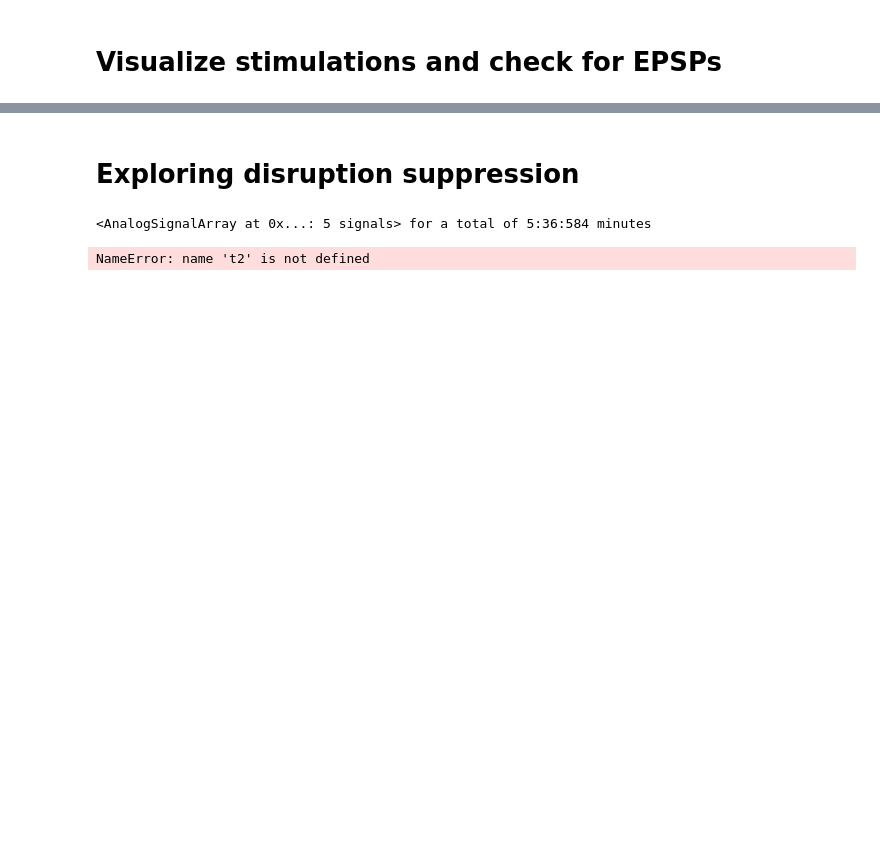
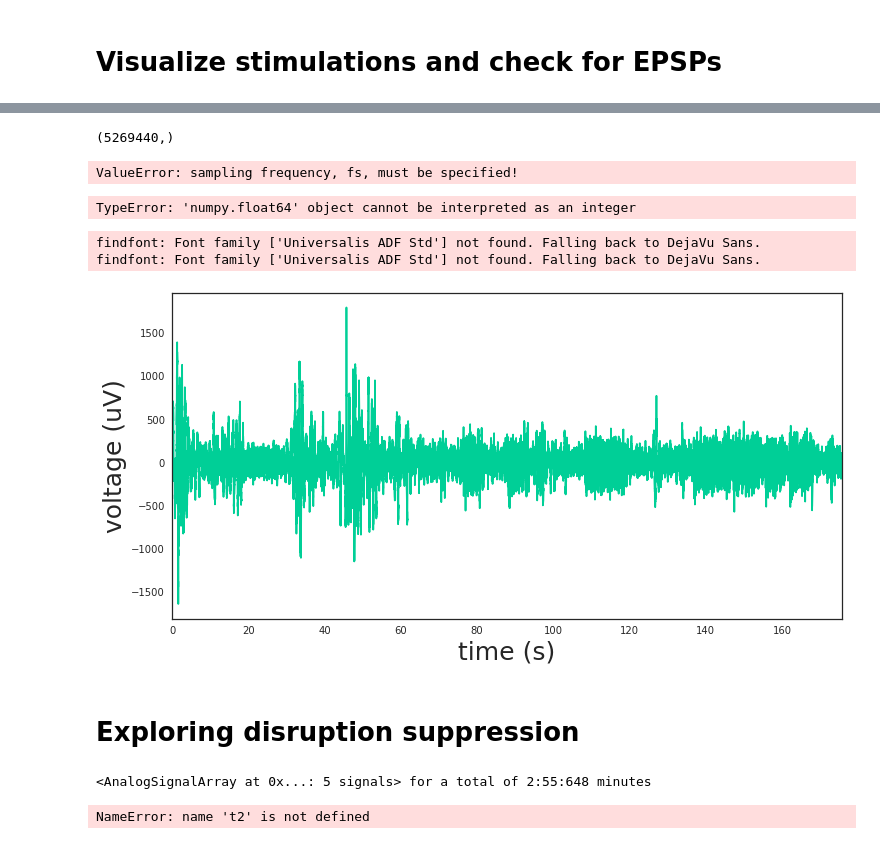
Before and after one commit to kaylav/klabcode, a Jupyter notebook: StimulationValidation.ipynb, the cells around one changed output, grey strips where cells are left out. Drawn from its saved outputs; the diff is of its cells as text; code cells hidden in the pictures; blank space fills up the shorter version.

```diff
--- a/StimulationValidation.ipynb
+++ b/StimulationValidation.ipynb
@@ -85,0 +55,62 @@ jag.utils.extract_channels(jfm,
+# %%
+ch1 = np.fromfile(prefix + "channels/ch.00.raw", dtype = np.int16)
+# ch1 = nel.AnalogSignalArray(np.fromfile(prefix + "channels/ch.00.raw", dtype = np.int16)*0.195,
+#                             timestamps=timestamps)
+np.shape(ch1)
+
+hm = nel.AnalogSignalArray(ch1)
+# %% [output]
+(5269440,)
+# %%
+t1LFP = nel.filtering.sosfiltfilt(t1,fl=1,fh=400,gpass=0.1,gstop=30,fs=30000)
+# %%
+## Ripple Detection
+# help? https://github.com/nelpy/example-analyses/blob/master/RippleDetection.ipynb
+# Getting error: 'numpy.float64' object cannot be interpreted as an integer
+
+# filter raw data in ripple band
+filtered = nel.filtering.sosfiltfilt(ch1,fl=150,fh=250,)
+# compute envelope of signal
+envelope = nel.utils.signal_envelope1D(filtered)
+# envelope = nel.utils.signal_envelope_1d(filtered)
+
+#ripple detection across channels! Defn: 3s.d. above mean for 15ms down to the mean for start and end
+ripple_epochs = []
+for i,n in enumerate(envelope.signals):
+    #find ripples!
+    rippleboundValue = np.std(n.data.squeeze())+np.mean(n.data.squeeze())
+    ripple_bounds, ripple_maxes, ripple_events = \
+                                nel.utils.get_events_boundaries(n.data, PrimaryThreshold=np.mean(n.data.squeeze())+(4*np.std(n.data.squeeze())), \
+                                SecondaryThreshold=rippleboundValue,minThresholdLength = 0.015, ds=1/cow.fs)
+    #ripple bounds stored as epoch arrays
+    ripple_epochs.append(nel.EpochArray((ripple_bounds/n.fs)+n.time[0]))
+ripple_epochs = ripple_epochs[0]
+# %% [output]
+ValueError: sampling frequency, fs, must be specified!
+# %%
+# Ripple Detection 2.0?
+
+def extract_ripples(asa):
+    eeg = nel.filtering.sosfiltfilt(asa, fl=150, fh=250)
+    env = nel.utils.signal_envelope1D(eeg, sigma=0.004)
+    bounds, _, _ = nel.utils.get_events_boundaries(env.data,
+    PrimaryThreshold=env.mean() + 3*env.std(),
+    SecondaryThreshold=env.mean(),
+    minThresholdLength=0.015,
+    minLength=0.05,
+    ds=1/env.fs)
+    timebounds = env.time[bounds]
+    timesbounds[:, 1] += 1/env.fs
+    return nel.EpochArray(timebounds)
+
+extract_ripples(ch1)
+# %% [output]
+TypeError: 'numpy.float64' object cannot be interpreted as an integer
+# %%
+t1LFP[:,0]
+
+npl.plot(t1LFP[:,0])
+# %% [output]
+findfont: Font family ['Universalis ADF Std'] not found. Falling back to DejaVu Sans.
+findfont: Font family ['Universalis ADF Std'] not found. Falling back to DejaVu Sans.
+[figure, added]
@@ -106,14 +174,14 @@ t4._ordinate.base_unit='uV'
 # Exploring disruption suppression
 # %%
 timestamps = np.fromfile(prefix + "timestamps.raw", dtype = np.uint32) # raw timestamps not in seconds
-asa = nel.AnalogSignalArray(np.fromfile(prefix+"channels/ch.09.raw",dtype=np.int16)*0.195,timestamps=(timestamps-timestamps[0])/30000)
+asa = nel.AnalogSignalArray(np.fromfile(prefix+"channels/ch.01.raw",dtype=np.int16)*0.195,timestamps=(timestamps-timestamps[0])/30000)
 asa._ordinate.base_unit='uV'
 asa.add_signal(nel.filtering.sosfiltfilt(asa[:,0],fl=6,fh=12,gpass=0.01,gstop=60,fs=30000),label='Theta')
 asa.add_signal(nel.filtering.sosfiltfilt(asa[:,0],fl=30,fh=50,gpass=0.01,gstop=60,fs=30000),label='SlowGamma')
 asa.add_signal(nel.filtering.sosfiltfilt(asa[:,0],fl=61,fh=100,gpass=0.01,gstop=60,fs=30000),label='FastGamma')
 asa.add_signal(nel.filtering.sosfiltfilt(asa[:,0],fl=150,fh=250,gpass=0.01,gstop=60,fs=30000),label='Ripple')
 # %% [output]
-<AnalogSignalArray at 0x...: 5 signals> for a total of 5:36:584 minutes
+<AnalogSignalArray at 0x...: 5 signals> for a total of 2:55:648 minutes
 # %%
 # t1LFP = nel.filtering.sosfiltfilt(t1,fl=1,fh=400,gpass=0.1,gstop=30,fs=30000)
 t2LFP = nel.filtering.sosfiltfilt(t2,fl=1,fh=400,gpass=0.1,gstop=30,fs=30000)
```
Also changed, not shown: parts of 11 cells of this notebook, 3 other files.
